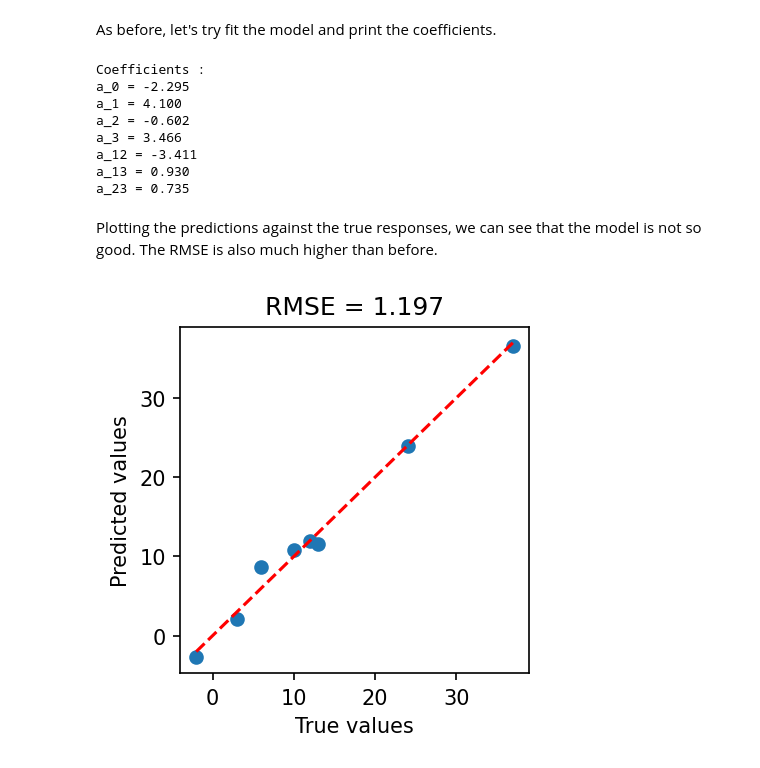
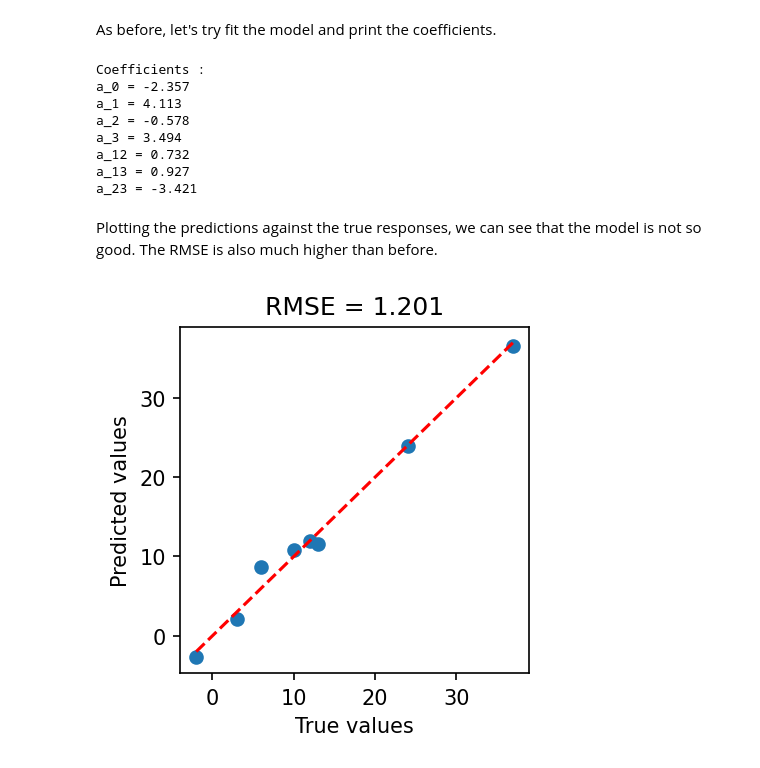
Before and after one commit to soleilvermeil/doe, a Jupyter notebook: example.ipynb, the cells around one changed output. Cells and saved outputs as stored; diff of their text form; code cells hidden in the pictures.

```diff
--- a/example.ipynb
+++ b/example.ipynb
@@ -120,34 +144,34 @@ y =
 # %% [markdown]
 As before, let's try fit the model and print the coefficients.
 # %%
-model = doe.fitlm(X=X, y=y, modelspec=modelspec)
+model = doe.fitlm(X=X, y=y, modelspec="interaction")
 coefficients_name = ["a_0", "a_1", "a_2", "a_3", "a_12", "a_13", "a_23"]
 print("Coefficients :")
 for coefficient, name in zip(model.coefficients, coefficients_name):
     print(f"{name} = {coefficient:.3f}")
 # %% [output]
 Coefficients :
-a_0 = -2.295
-a_1 = 4.100
-a_2 = -0.602
-a_3 = 3.466
-a_12 = -3.411
-a_13 = 0.930
-a_23 = 0.735
+a_0 = -2.357
+a_1 = 4.113
+a_2 = -0.578
+a_3 = 3.494
+a_12 = 0.732
+a_13 = 0.927
+a_23 = -3.421
 # %% [markdown]
 Plotting the predictions against the true responses, we can see that the model is not so good. The RMSE is also much higher than before.
 # %%
 import matplotlib.pyplot as plt
 
 y_pred = model.predict(X=X)
-rmse = np.sqrt(np.mean((y - y_pred) ** 2))
+rmse = model.rmse()
 
 plt.figure(figsize=(3, 3), dpi=150)
 plt.title(f"RMSE = {rmse:.3f}")
 plt.scatter(x=y, y=y_pred)
 plt.plot([y.min(), y.max()], [y.min(), y.max()], "r--")
 plt.xlabel("True values")
 plt.ylabel("Predicted values")
 plt.show()
 # %% [output]
-[figure, old version]
+[figure, new version]
```
Also changed, not shown: parts of 10 cells of this notebook.
